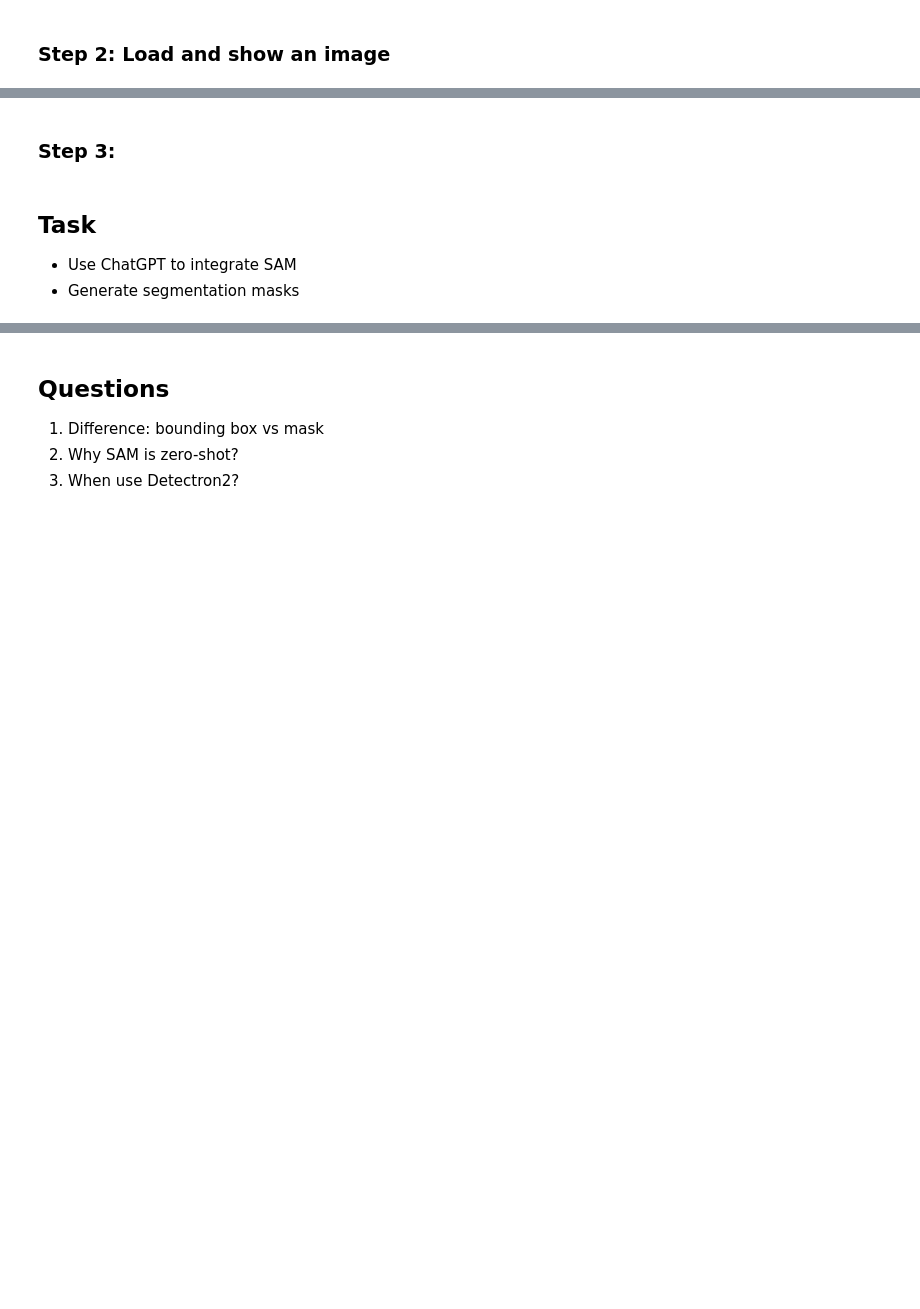
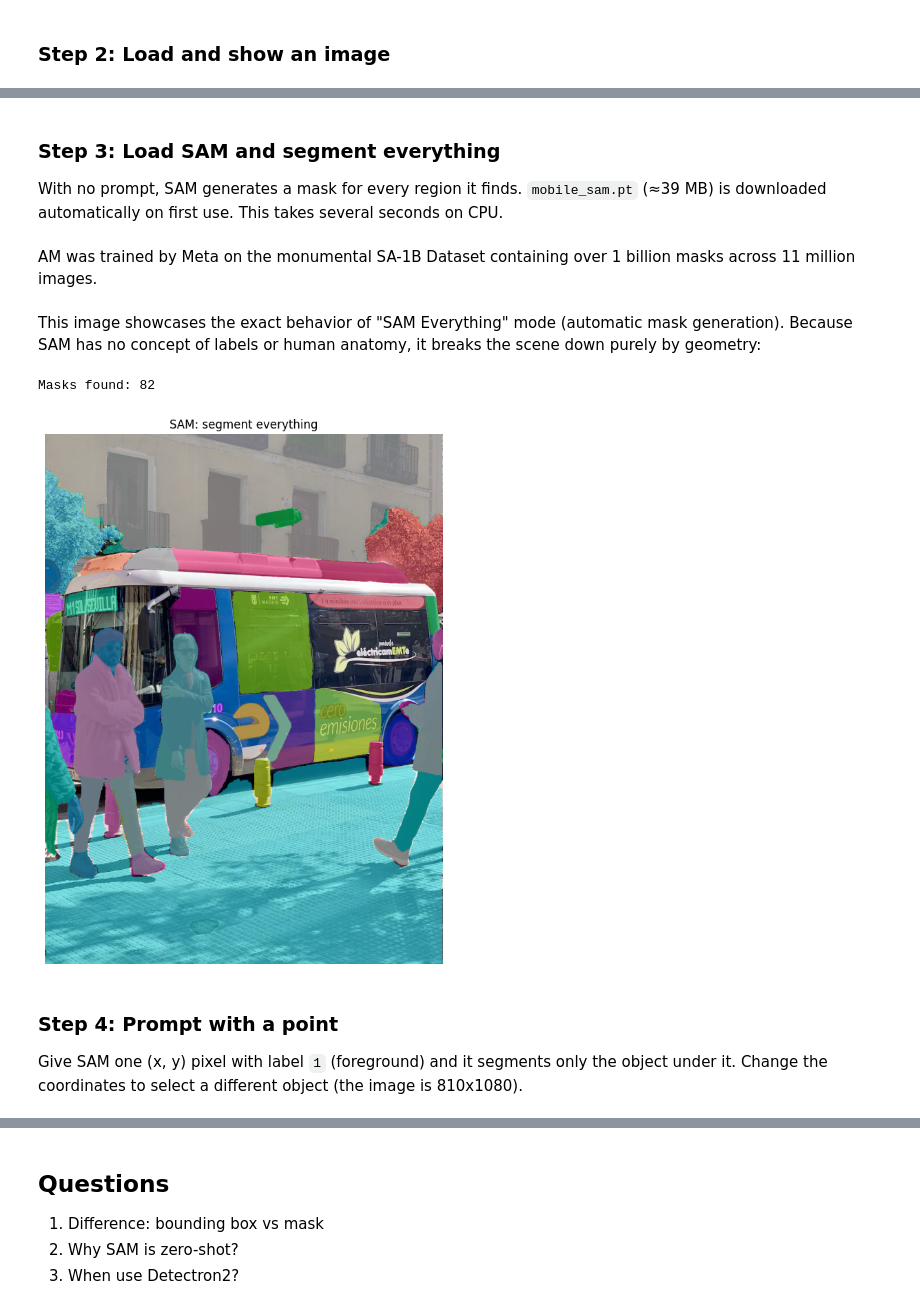
Before and after one commit to eugeniomorocho/ComputerVision, a Jupyter notebook: UC.05 Image Segmentation & Pose Estimation/4. SAM segmentation.ipynb, the cells around one changed output, grey strips where cells are left out. Cells and saved outputs as stored; diff of their text form; code cells hidden in the pictures; blank space fills up the shorter version.

```diff
--- a/UC.05 Image Segmentation & Pose Estimation/4. SAM segmentation.ipynb
+++ b/UC.05 Image Segmentation & Pose Estimation/4. SAM segmentation.ipynb
@@ -22,7 +41,29 @@ plt.axis('off')
 [figure]
 # %% [markdown]
-### **Step 3:**
+### **Step 3:** Load SAM and segment everything
+
+With no prompt, SAM generates a mask for every region it finds. `mobile_sam.pt` (≈39 MB) is downloaded automatically on first use. This takes several seconds on CPU.
+# %% [markdown]
+AM was trained by Meta on the monumental SA-1B Dataset containing over 1 billion masks across 11 million images.
+# %% [markdown]
+This image showcases the exact behavior of "SAM Everything" mode (automatic mask generation). Because SAM has no concept of labels or human anatomy, it breaks the scene down purely by geometry:
+# %%
+from ultralytics import SAM
+
+model = SAM('mobile_sam.pt')
+
+result = model('bus.jpg', verbose=False)[0]  # no prompt = segment everything
+print(f'Masks found: {len(result.masks)}')
+
+plt.figure(figsize=(8, 10))
+plt.imshow(cv2.cvtColor(result.plot(boxes=False, labels=False), cv2.COLOR_BGR2RGB))
+plt.axis('off')
+plt.title('SAM: segment everything')
+plt.show()
+# %% [output]
+Masks found: 82
+[figure, added]
 # %% [markdown]
-## Task
-- Use ChatGPT to integrate SAM
-- Generate segmentation masks
+### **Step 4:** Prompt with a point
+
+Give SAM one (x, y) pixel with label `1` (foreground) and it segments only the object under it. Change the coordinates to select a different object (the image is 810x1080).
```
Also changed, not shown: parts of 7 cells of this notebook, 4 other files.
